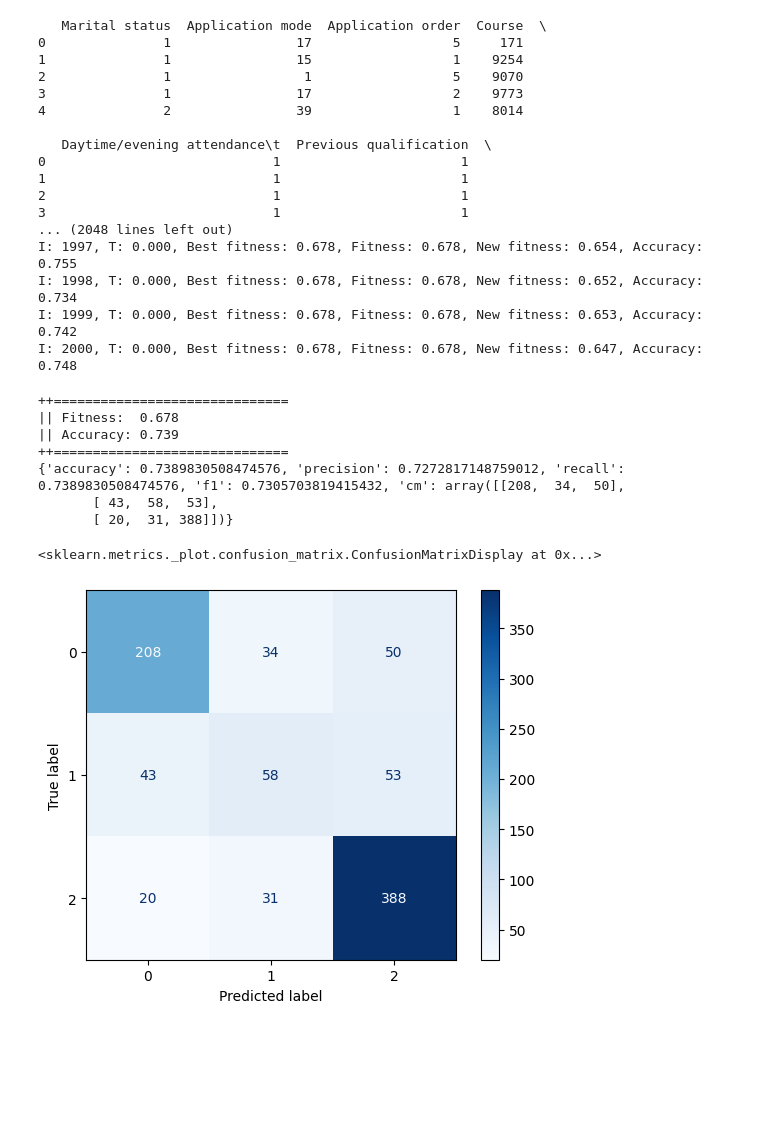
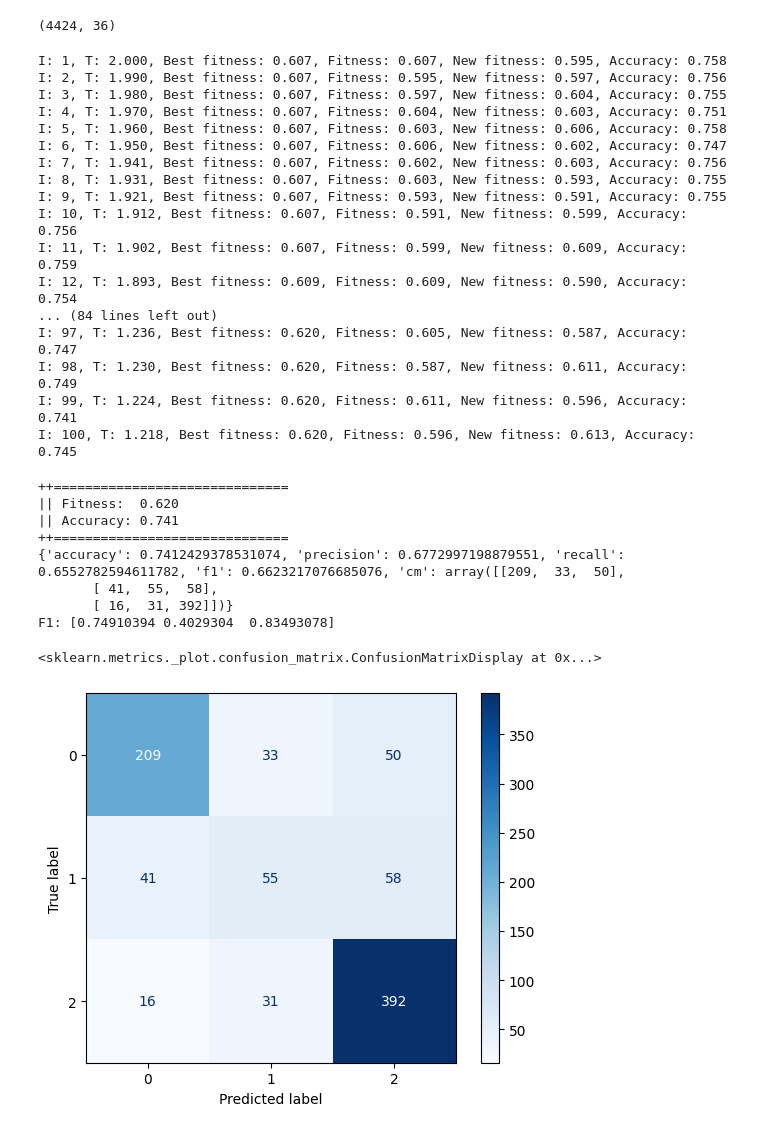
Before and after one commit to CenturionTheMan/SimulatedAnnealingBagging, a Jupyter notebook: src/test_detail_SA.ipynb, the cells around one changed output. Saved outputs shown, nothing was run; the diff lists cells and outputs as text; code cells hidden in the pictures; blank space fills up the shorter version.

```diff
--- a/src/test_detail_SA.ipynb
+++ b/src/test_detail_SA.ipynb
@@ -15,14 +15,18 @@ from raw_python.DatasetsHandle import get_dataset
 seed = 41
 np.random.seed(seed)
 random.seed(seed)
+# %%
+X,y = get_dataset('students_dropout')
+print(X.shape)
+# %% [output]
+(4424, 36)
 # %%
-X,y = get_dataset('students_dropout')
 
 
 def evaluate_bagging_sa():
     bagging_sa = BaggingSA(X=X_train, y=y_train,
                                 T0=2.0, alpha=0.995, cooling_method= 'geometric', max_iterations=2000, n_trees=10,
-                                feature_mutation_chance=0.25, test_split_amount=5, beta=0.75, gamma=0.25, delta=0.05, epsilon=0)
+                                feature_mutation_chance=0.25, validation_split_amount=5, beta=0.75, gamma=0.25, delta=0.05)
     models, fitness = bagging_sa.run(X_for_test=X_test, y_for_test=y_test, monitor_fun=fun_monitor, get_fitness=True)
     accuracy = evaluate(X_test, y_test, models=models)
     return accuracy, models, fitness
@@ -47,47 +51,52 @@ df = pd.DataFrame(run_through_res, columns=['Iteration', 'T', 'BestFitness', 'Fi
 
 df.to_csv('./../res/bagging_sa_detail_geometric.csv', index=False)
 # %% [output]
-   Marital status  Application mode  Application order  Course  \
-0               1                17                  5     171
-1               1                15                  1    9254
-2               1                 1                  5    9070
-3               1                17                  2    9773
-4               2                39                  1    8014
-
-   Daytime/evening attendance\t  Previous qualification  \
-0                             1                       1
-1                             1                       1
-2                             1                       1
-3                             1                       1
-... (2048 lines left out)
-I: 1997, T: 0.000, Best fitness: 0.678, Fitness: 0.678, New fitness: 0.654, Accuracy: 0.755
-I: 1998, T: 0.000, Best fitness: 0.678, Fitness: 0.678, New fitness: 0.652, Accuracy: 0.734
-I: 1999, T: 0.000, Best fitness: 0.678, Fitness: 0.678, New fitness: 0.653, Accuracy: 0.742
-I: 2000, T: 0.000, Best fitness: 0.678, Fitness: 0.678, New fitness: 0.647, Accuracy: 0.748
+I: 1, T: 2.000, Best fitness: 0.607, Fitness: 0.607, New fitness: 0.595, Accuracy: 0.758
+I: 2, T: 1.990, Best fitness: 0.607, Fitness: 0.595, New fitness: 0.597, Accuracy: 0.756
+I: 3, T: 1.980, Best fitness: 0.607, Fitness: 0.597, New fitness: 0.604, Accuracy: 0.755
+I: 4, T: 1.970, Best fitness: 0.607, Fitness: 0.604, New fitness: 0.603, Accuracy: 0.751
+I: 5, T: 1.960, Best fitness: 0.607, Fitness: 0.603, New fitness: 0.606, Accuracy: 0.758
+I: 6, T: 1.950, Best fitness: 0.607, Fitness: 0.606, New fitness: 0.602, Accuracy: 0.747
+I: 7, T: 1.941, Best fitness: 0.607, Fitness: 0.602, New fitness: 0.603, Accuracy: 0.756
+I: 8, T: 1.931, Best fitness: 0.607, Fitness: 0.603, New fitness: 0.593, Accuracy: 0.755
+I: 9, T: 1.921, Best fitness: 0.607, Fitness: 0.593, New fitness: 0.591, Accuracy: 0.755
+I: 10, T: 1.912, Best fitness: 0.607, Fitness: 0.591, New fitness: 0.599, Accuracy: 0.756
+I: 11, T: 1.902, Best fitness: 0.607, Fitness: 0.599, New fitness: 0.609, Accuracy: 0.759
+I: 12, T: 1.893, Best fitness: 0.609, Fitness: 0.609, New fitness: 0.590, Accuracy: 0.754
+... (84 lines left out)
+I: 97, T: 1.236, Best fitness: 0.620, Fitness: 0.605, New fitness: 0.587, Accuracy: 0.747
+I: 98, T: 1.230, Best fitness: 0.620, Fitness: 0.587, New fitness: 0.611, Accuracy: 0.749
+I: 99, T: 1.224, Best fitness: 0.620, Fitness: 0.611, New fitness: 0.596, Accuracy: 0.741
+I: 100, T: 1.218, Best fitness: 0.620, Fitness: 0.596, New fitness: 0.613, Accuracy: 0.745
 # %%
 print("++==============================")
 print(f"|| Fitness:  {fitness_sa:.3f}")
 print(f"|| Accuracy: {acc_sa:.3f}")
 print("++==============================")
 
 stats = evaluate_stats(X_test, y_test, models)
 print(stats)
 
+
+f1 = evaluate_f1(X_test, y_test, models, average=None)
+print(f"F1: {f1}")
+
 from sklearn.metrics import ConfusionMatrixDisplay
 
 cm = stats['cm']
 disp = ConfusionMatrixDisplay(confusion_matrix=cm)
 disp.plot(cmap='Blues')
 # %% [output]
 ++==============================
-|| Fitness:  0.678
-|| Accuracy: 0.739
+|| Fitness:  0.620
+|| Accuracy: 0.741
 ++==============================
-{'accuracy': 0.7389830508474576, 'precision': 0.7272817148759012, 'recall': 0.7389830508474576, 'f1': 0.7305703819415432, 'cm': array([[208,  34,  50],
-       [ 43,  58,  53],
-       [ 20,  31, 388]])}
+{'accuracy': 0.7412429378531074, 'precision': 0.6772997198879551, 'recall': 0.6552782594611782, 'f1': 0.6623217076685076, 'cm': array([[209,  33,  50],
+       [ 41,  55,  58],
+       [ 16,  31, 392]])}
+F1: [0.74910394 0.4029304  0.83493078]
 <sklearn.metrics._plot.confusion_matrix.ConfusionMatrixDisplay at 0x...>
-[figure, old version]
+[figure, new version]
 # %%
 from raw_python.Bagging import predict
 
```
Also changed, not shown: parts of 4 cells of this notebook, 11 other files.
